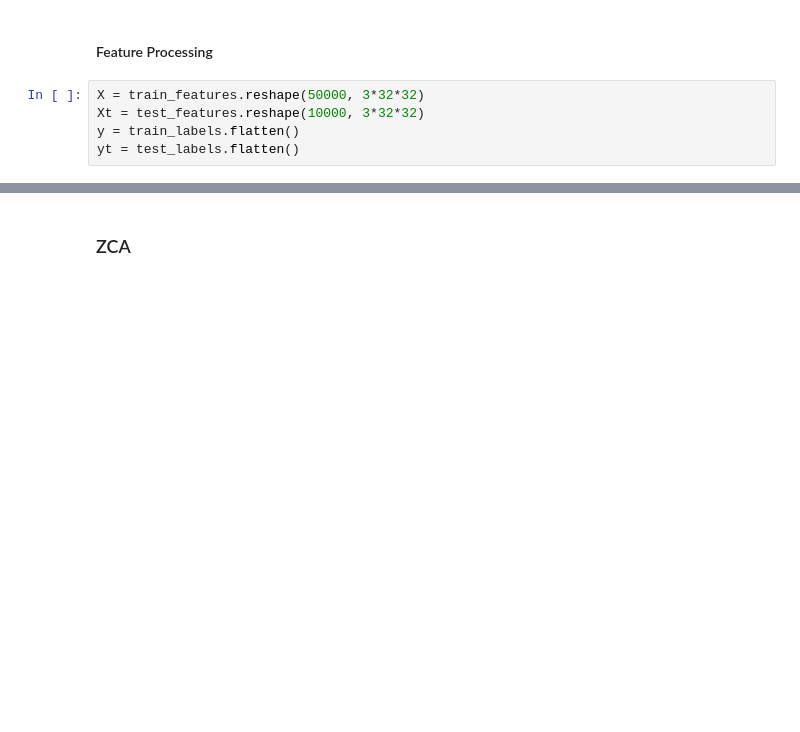
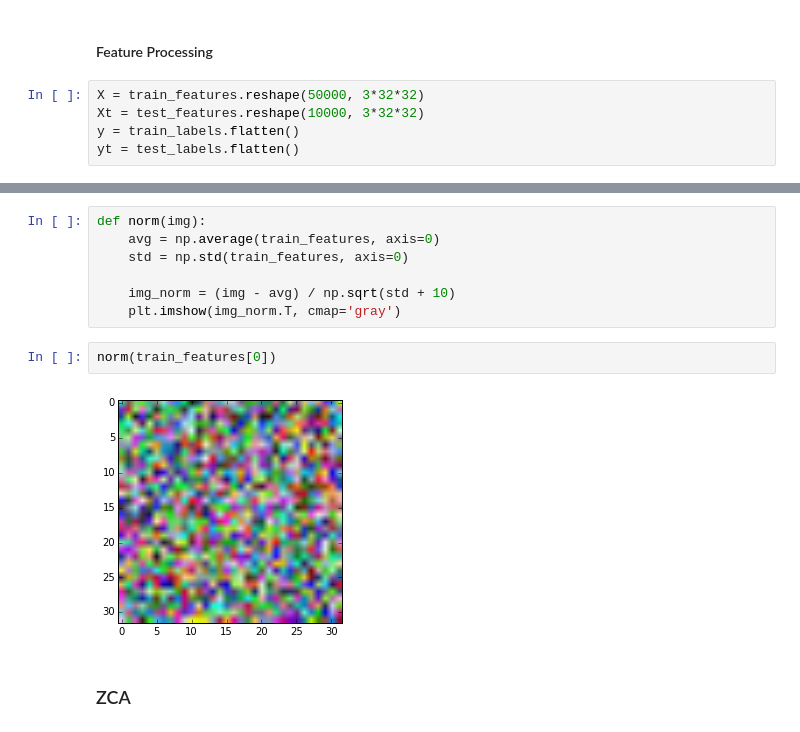
Before and after one commit to devyhia/cifar-10, a Jupyter notebook: ZCA + Logistic Regression.ipynb, the cells around one changed output, grey strips where cells are left out. Drawn from its saved outputs; the diff is of its cells as text; blank space fills up the shorter version.

```diff
--- a/ZCA + Logistic Regression.ipynb
+++ b/ZCA + Logistic Regression.ipynb
@@ -19,3 +51,14 @@ yt = test_labels.flatten()
+# %%
+def norm(img):
+    avg = np.average(train_features, axis=0)
+    std = np.std(train_features, axis=0)
+
+    img_norm = (img - avg) / np.sqrt(std + 10)
+    plt.imshow(img_norm.T, cmap='gray')
+# %%
+norm(train_features[0])
+# %% [output]
+[figure, added]
 # %% [markdown]
 ### ZCA
 # %%
```
Also changed, not shown: parts of 7 cells of this notebook.
